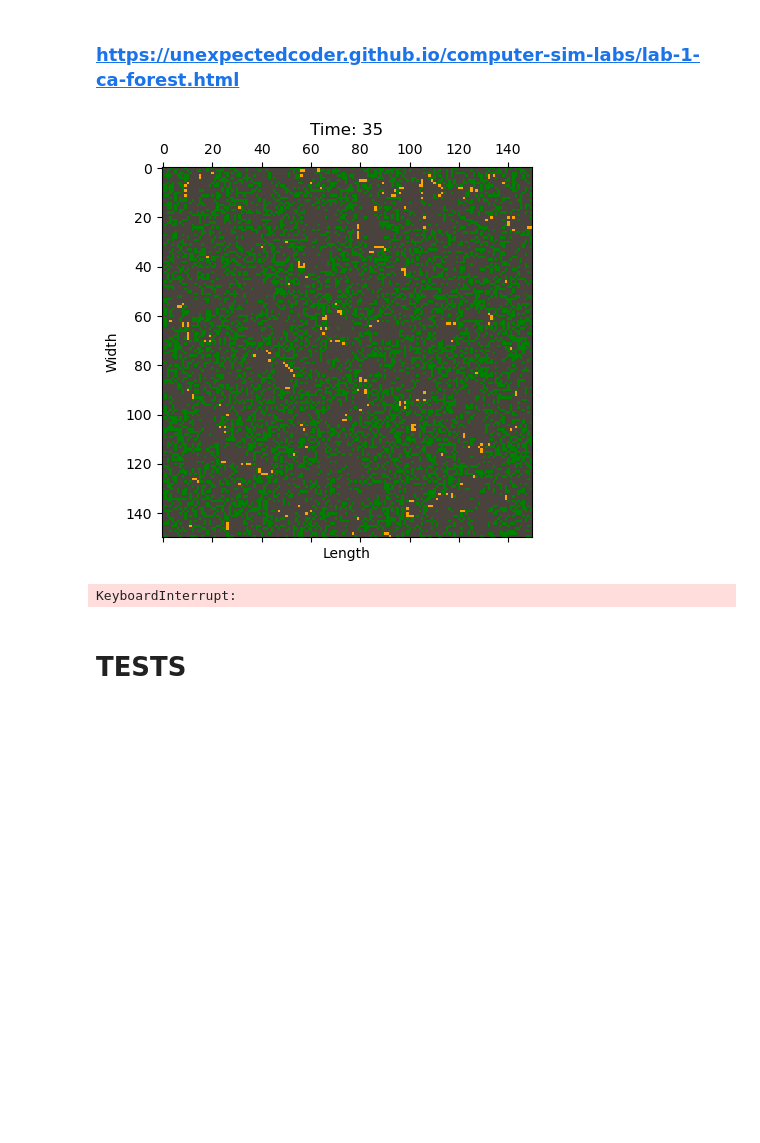
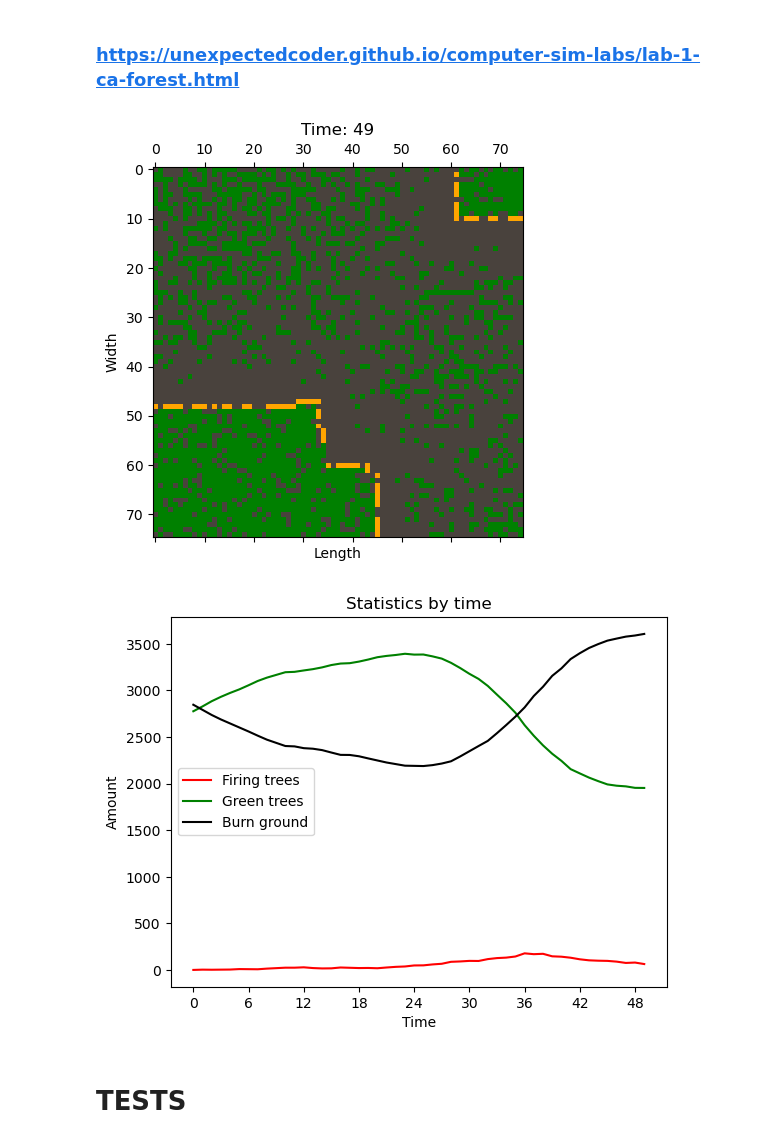
Before and after one commit to zimychka/miit_lab1_forest_fire, a Jupyter notebook: src/forest_fire_lb1.ipynb, the cells around one changed output. Cells and saved outputs as stored; diff of their text form; code cells hidden in the pictures; blank space fills up the shorter version.

Commit message:
statistics

```diff
--- a/src/forest_fire_lb1.ipynb
+++ b/src/forest_fire_lb1.ipynb
@@ -13,15 +14,15 @@ from typing import Optional, Tuple, List
 # "Seed" for the pseudorandom number generator
 seed = 1097
 # Dimensions of the cellular field
-w, h = 150, 150
+w, h = 75, 75
 # Fraction of cells with trees
 eta = 1/2
 # Number of initially burning trees
-f = 0
+f = 1
 # Probability of a new tree growing
 p_g = 0.02
 # Probability of random ignition of a tree
-p_f = 2e-3
+p_f = 2e-5
 # Model time (number of automaton updates)
 sim_time = 500
 # %%
@@ -213,8 +240,39 @@ def dynamic_simulation(n_type=NeighborhoodType.NEUMAN.value):
+# %%
+def dynamic_simulation(num=500, n_type=NeighborhoodType.NEUMAN.value):
+    """
+    Shows forest fire dynamic simulation
+    """
+    st = Statistics()
+    empty_ca = create_ca(h, w)
+    ca = init_state(empty_ca, eta, f)
+    new_ca = ca.copy()
+
+    for time in range(num):
+        title = f"Time: {time}"
+        clear_output(wait=True)
+        ca = new_ca
+        fig, ax = plot_grid(ca, title=title)
+        plt.show()
+        st.append(time, ca)
+        new_ca = update(ca, n_type)
+
+    _, ax = plt.subplots()
+    st.plot_firing_time(ax=ax)
+    st.plot_trees_time(ax=ax)
+    st.plot_empty_time(ax=ax)
+    ax.set_title("Statistics by time")
+    ax.set_xlabel("Time")
+    ax.set_ylabel("Amount")
+    ax.legend(loc='center left')
+    ax.set_xticks(st.times)
+    ax.xaxis.set_major_locator(MaxNLocator(nbins=10))
+
+    plt.show()
 # %%
-dynamic_simulation('x')
+dynamic_simulation(num=50, n_type='x')
 # %% [output]
-[figure, old version]
+[figure, new version]
-KeyboardInterrupt:
+[figure, added]
 # %% [markdown]
 
 
```
Also changed, not shown: parts of 4 cells of this notebook.
